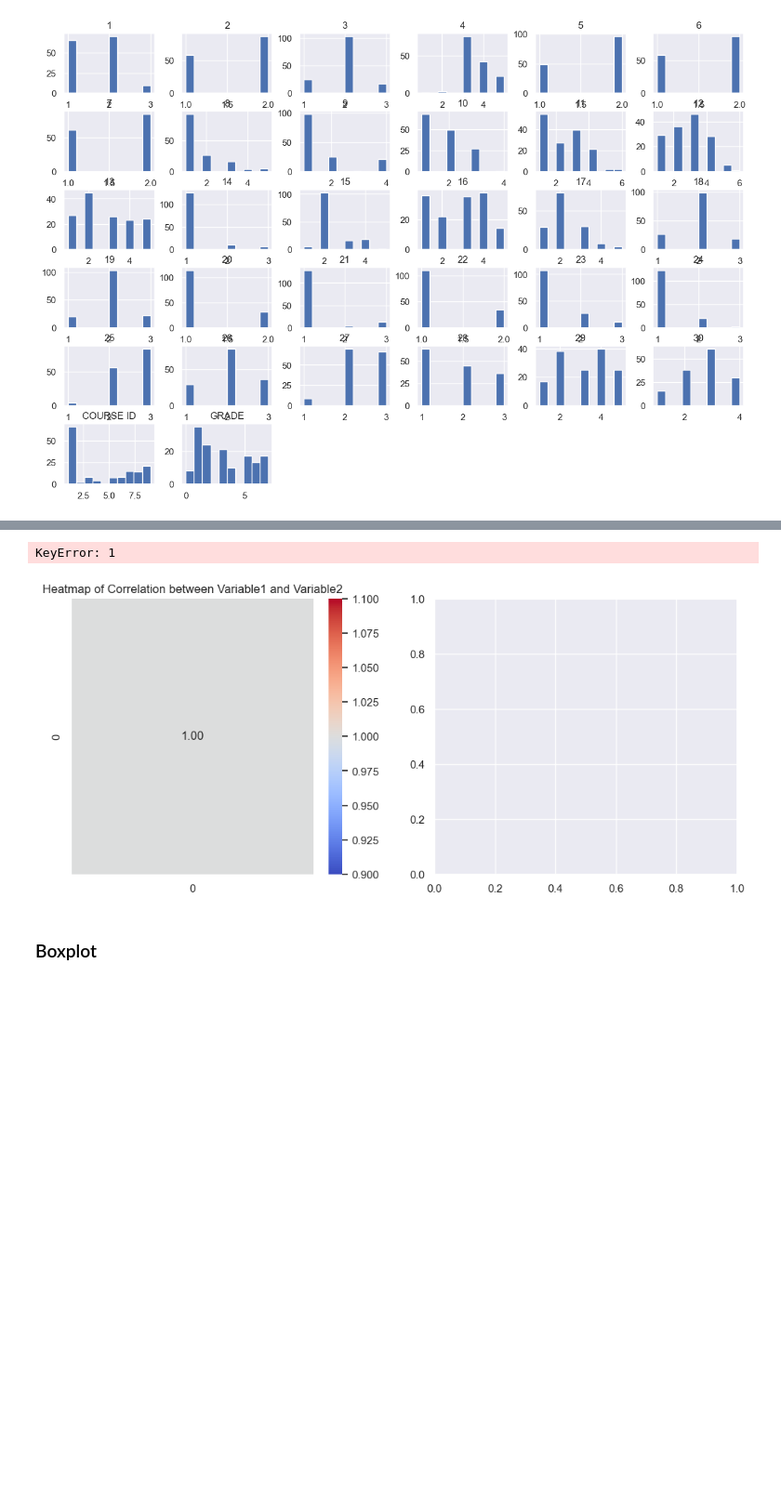
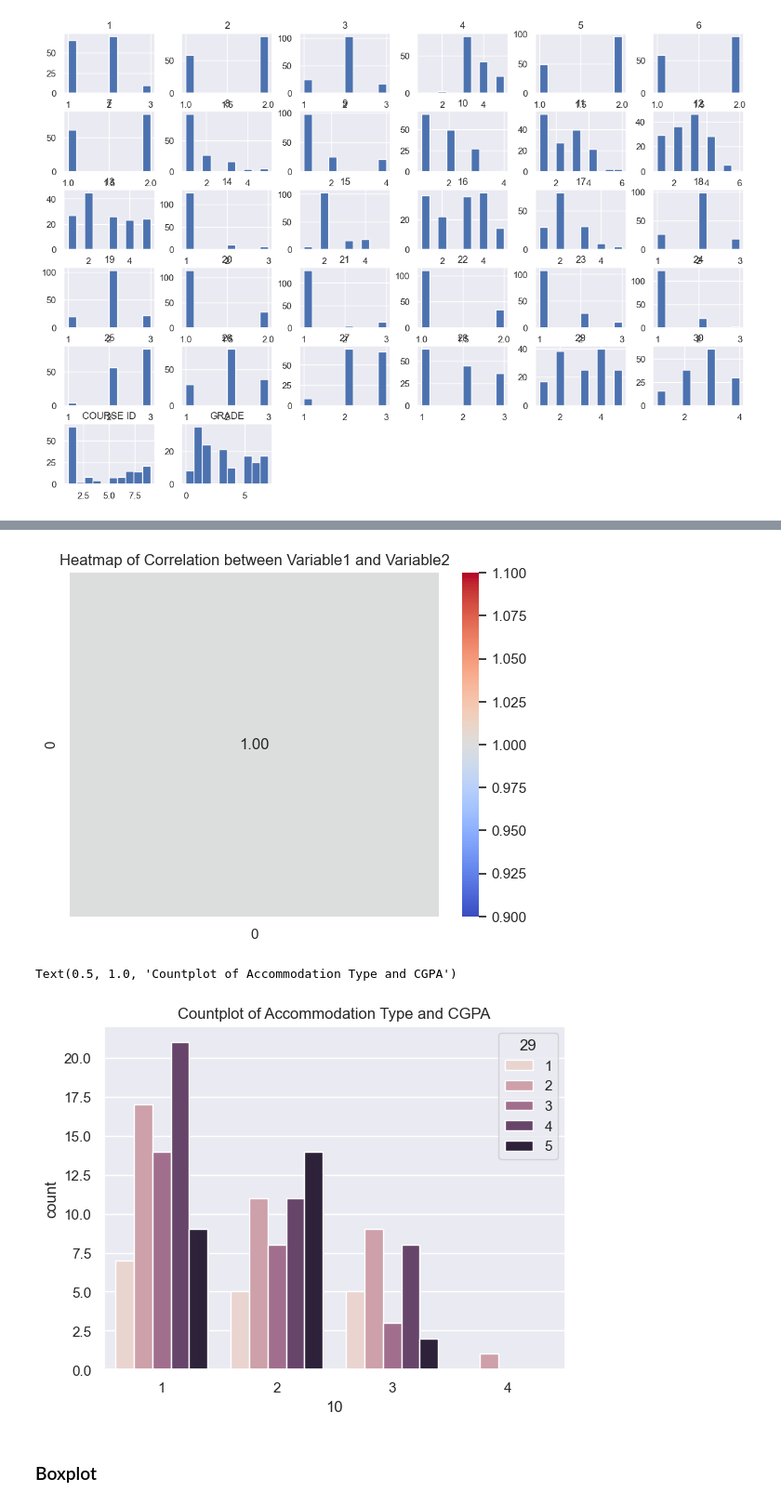
Before and after one commit to waiee/Higher-Education-Students-Performance-Evaluation---Association-Rule-Mining, a Jupyter notebook: test.ipynb, the cells around one changed output, grey strips where cells are left out. Shown at 93% size. Cells and saved outputs as stored; diff of their text form; code cells hidden in the pictures; blank space fills up the shorter version.

```diff
--- a/test.ipynb
+++ b/test.ipynb
@@ -103,47 +112,23 @@ plt.show()
 # %%
-# import seaborn as sns
-# import matplotlib.pyplot as plt
-
-# col1 = ['10','29']
-# df1 = pd.DataFrame(col1)
-
-# # Create a figure with two subplots
-# fig, axes = plt.subplots(1, 2, figsize=(12, 5))
-
-# # Create a heatmap
-# sns.heatmap(df1.corr(), annot=True, cmap='coolwarm', fmt='.2f')
-# plt.title('Heatmap of Correlation between Variable1 and Variable2')
-# plt.show()
-
-# # Create a countplot
-# sns.countplot(x=df['10'],hue=df['29'], data=df1)
-# plt.title('Countplot of Accommodation Type and CGPA')
-# plt.show()
-
-import pandas as pd
 import seaborn as sns
 import matplotlib.pyplot as plt
 
-
-col1 = ['10', '29']
+col1 = ['10','29']
 df1 = pd.DataFrame(col1)
-fig, axes = plt.subplots(1, 2, figsize=(12, 5))
 
 # Create a heatmap
-sns.heatmap(df1.corr(), annot=True, cmap='coolwarm', fmt='.2f', ax=axes[0])
-axes[0].set_title('Heatmap of Correlation between Variable1 and Variable2')
+sns.heatmap(df1.corr(), annot=True, cmap='coolwarm', fmt='.2f')
+plt.title('Heatmap of Correlation between Variable1 and Variable2')
+plt.show()
 
 # Create a countplot
-sns.countplot(x=df1[0], hue=df1[1], data=df1, ax=axes[1])
-axes[1].set_title('Countplot of Accommodation Type and CGPA')
-
-# Adjust layout to prevent clipping of titles
-plt.tight_layout()
-# Show the plots
-plt.show()
+sns.countplot(x=df['10'],hue=df['29'], data=df1)
+plt.title('Countplot of Accommodation Type and CGPA')
+# plt.show()
 # %% [output]
+[figure, new version]
-KeyError: 1
+Text(0.5, 1.0, 'Countplot of Accommodation Type and CGPA')
-[figure, old version]
+[figure, added]
 # %% [markdown]
 ### Boxplot
 # %%
```
Also changed, not shown: parts of 1 cell of this notebook.
